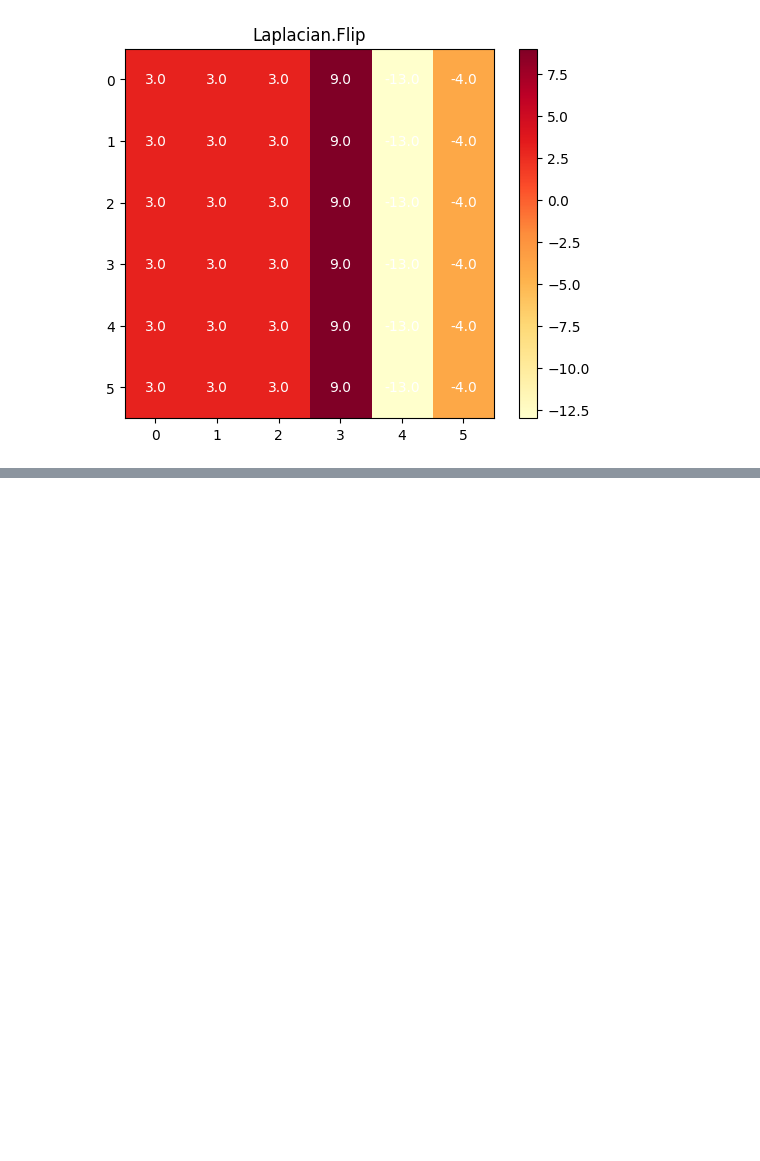
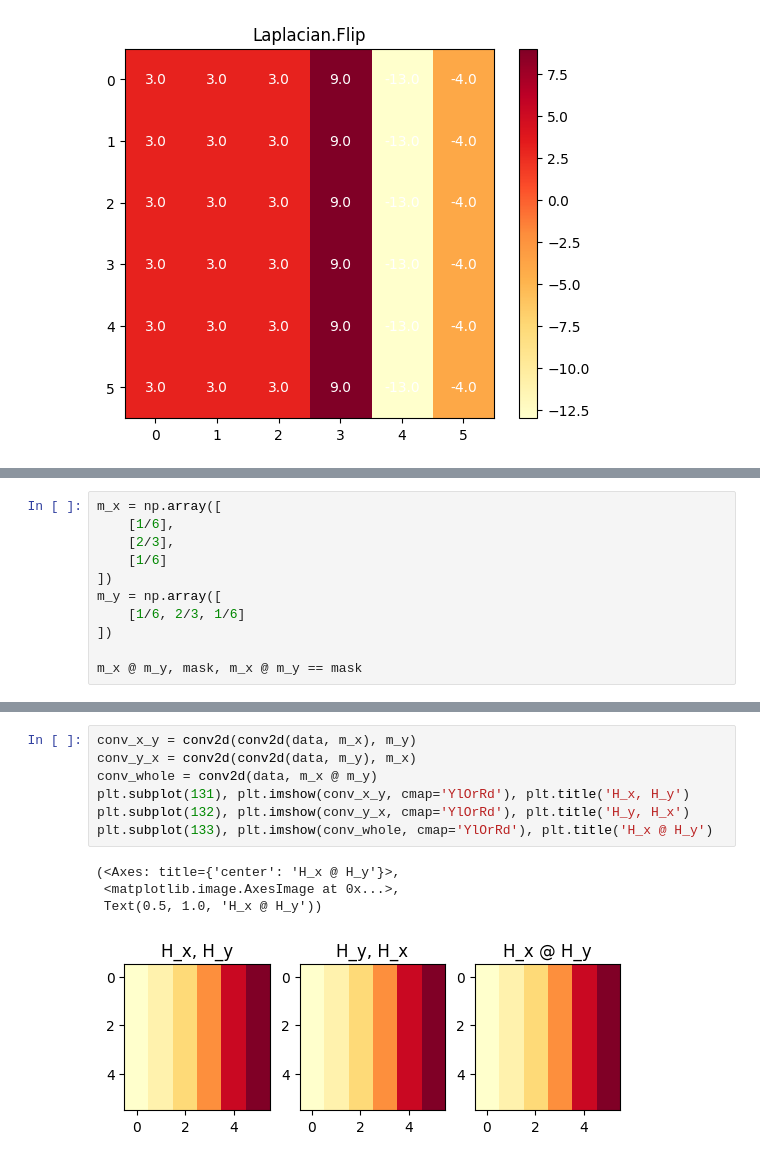
Before and after one commit to KevinNote/Imperial-CV, a Jupyter notebook: Lab/T1/T1.ipynb, the cells around one changed output, grey strips where cells are left out. Drawn from its saved outputs; the diff is of its cells as text; blank space fills up the shorter version.

```diff
--- a/Lab/T1/T1.ipynb
+++ b/Lab/T1/T1.ipynb
@@ -136,0 +158,11 @@ plt_result(data, h, 'Laplacian', show_all_values=True)
+# %%
+m_x = np.array([
+    [1/6],
+    [2/3],
+    [1/6]
+])
+m_y = np.array([
+    [1/6, 2/3, 1/6]
+])
+
+m_x @ m_y, mask, m_x @ m_y == mask
@@ -136,0 +179,12 @@ plt_result(data, h, 'Laplacian', show_all_values=True)
+# %%
+conv_x_y = conv2d(conv2d(data, m_x), m_y)
+conv_y_x = conv2d(conv2d(data, m_y), m_x)
+conv_whole = conv2d(data, m_x @ m_y)
+plt.subplot(131), plt.imshow(conv_x_y, cmap='YlOrRd'), plt.title('H_x, H_y')
+plt.subplot(132), plt.imshow(conv_y_x, cmap='YlOrRd'), plt.title('H_y, H_x')
+plt.subplot(133), plt.imshow(conv_whole, cmap='YlOrRd'), plt.title('H_x @ H_y')
+# %% [output]
+(<Axes: title={'center': 'H_x @ H_y'}>,
+ <matplotlib.image.AxesImage at 0x...>,
+ Text(0.5, 1.0, 'H_x @ H_y'))
+[figure, added]
```
Also changed, not shown: parts of 7 cells of this notebook, 1 other file.
